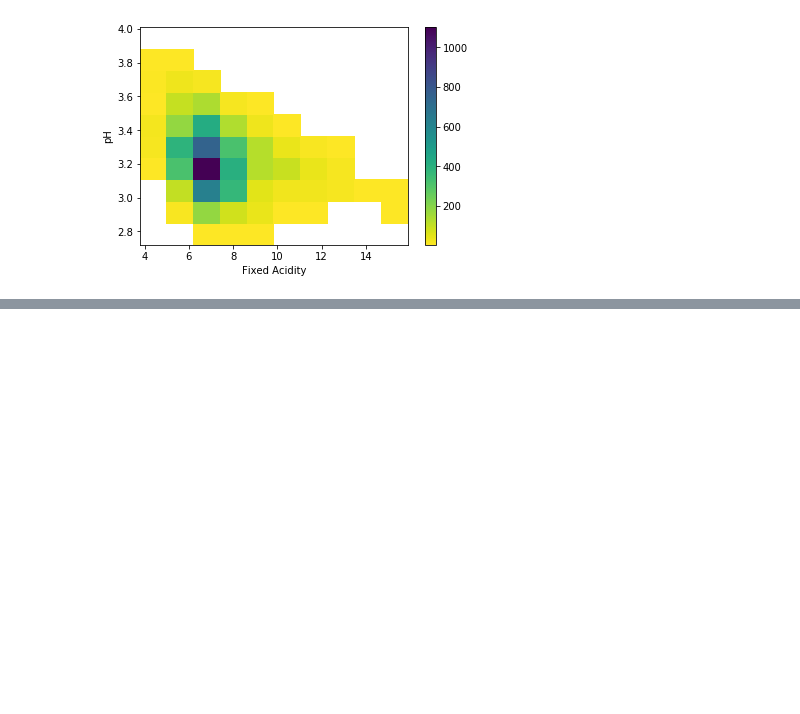
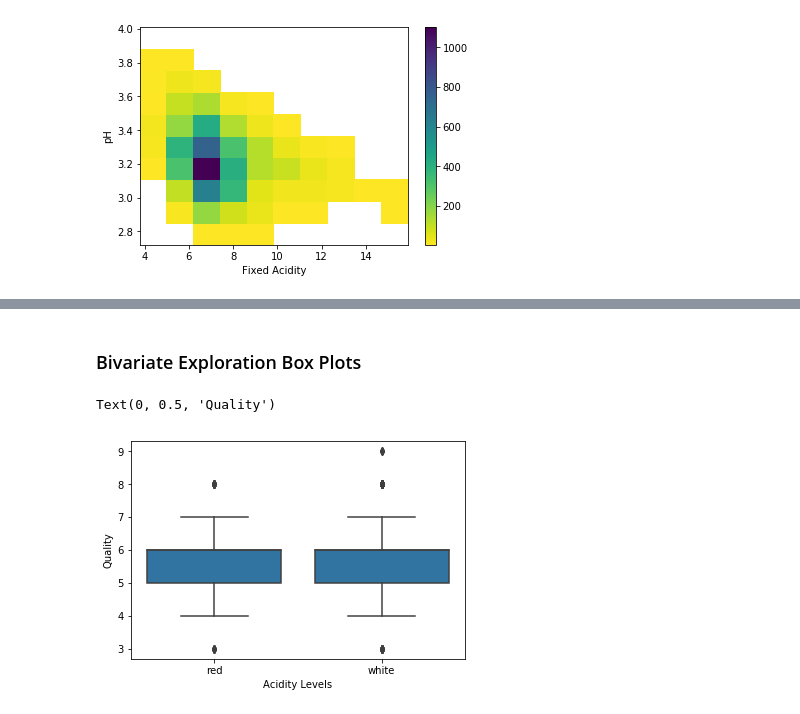
Before and after one commit to rafaelmauricioaraujo/machine_learning, a Jupyter notebook: Matplotlib_Seaborn/Matplotlib and Seaborn.ipynb, the cells around one changed output, grey strips where cells are left out. Cells and saved outputs as stored; diff of their text form; code cells hidden in the pictures; blank space fills up the shorter version.

```diff
--- a/Matplotlib_Seaborn/Matplotlib and Seaborn.ipynb
+++ b/Matplotlib_Seaborn/Matplotlib and Seaborn.ipynb
@@ -163,0 +181,10 @@ Text(0, 0.5, 'pH')
+# %% [markdown]
+### Bivariate Exploration Box Plots
+# %%
+base_color = sb.color_palette()[0]
+sb.boxplot(data=wine_data, x = 'color', y = 'quality', color = base_color)
+plt.xlabel('Acidity Levels')
+plt.ylabel('Quality')
+# %% [output]
+Text(0, 0.5, 'Quality')
+[figure, added]
```
Also changed, not shown: parts of 3 cells of this notebook.
